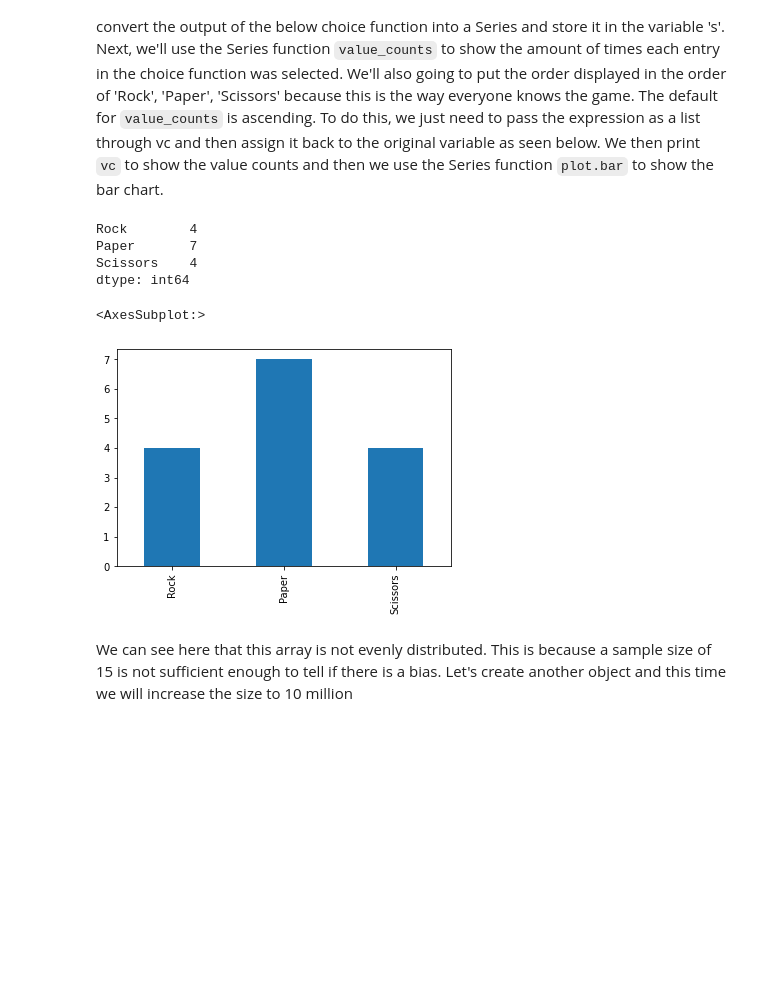
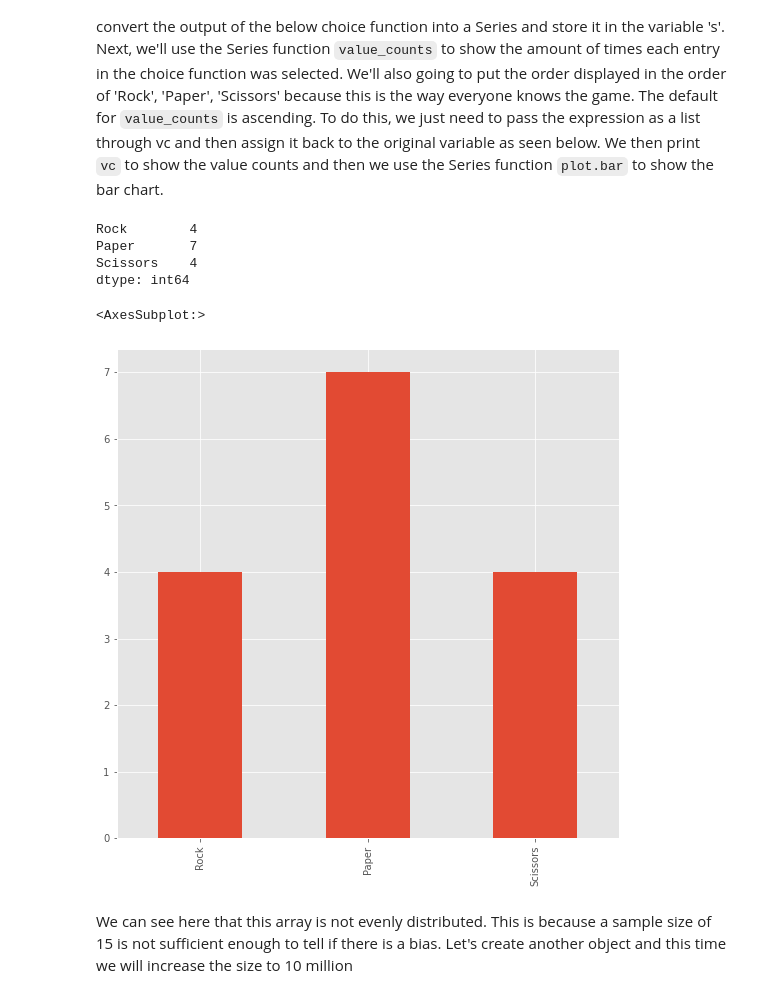
Before and after one commit to Cormac88/the-numpy.random-package, a Jupyter notebook: numpy.random.ipynb, the cells around one changed output. Drawn from its saved outputs; the diff is of its cells as text; code cells hidden in the pictures; blank space fills up the shorter version.

```diff
--- a/numpy.random.ipynb
+++ b/numpy.random.ipynb
@@ -21,6 +20,14 @@ from pandas import Series, DataFrame
 #import scipy
 from scipy.stats import norm
 from scipy import stats
+# %%
+# Change the style of plots.
+plt.style.use('ggplot')
+
+# Change default figure size.
+plt.rcParams['figure.figsize'] = (9, 9)
+plt.rcParams['axes.labelsize'] = 16
+plt.rcParams['axes.titlesize'] = 20
 # %%
 #1
 a = np.random.random(3)
@@ -554,19 +561,19 @@ array([3, 2, 0], dtype=int64)
 # %% [markdown]
 Let's now investigate whether or not the integers function has any bias towards any particular numbers. We'll use the pandas 'Series' function and from the 'Series' module we'll use the 'plot.bar' function to show a bar chart of the 'Choice' function. First we'll convert the output of the below choice function into a Series and store it in the variable 's'. Next, we'll use the Series function ``value_counts`` to show the amount of times each entry in the choice function was selected. We'll also going to put the order displayed in the order of 'Rock', 'Paper', 'Scissors' because this is the way everyone knows the game. The default for ``value_counts`` is ascending. To do this, we just need to pass the expression as a list through vc and then assign it back to the original variable as seen below. We then print ``vc`` to show the value counts and then we use the Series function ``plot.bar`` to show the bar chart.
 # %%
-s = Series(rng.choice(['Rock', 'Paper', 'Scissors'],
+s = pd.Series(rng.choice(['Rock', 'Paper', 'Scissors'],
                       size = 15)) # low sample size
 vc = s.value_counts()
 vc = vc[['Rock', 'Paper', 'Scissors']] # change the order to display
 print(vc)
 vc.plot.bar()
 # %% [output]
 Rock        4
 Paper       7
 Scissors    4
 dtype: int64
 <AxesSubplot:>
-[figure, old version]
+[figure, new version]
 # %% [markdown]
 We can see here that this array is not evenly distributed. This is because a sample size of 15 is not sufficient enough to tell if there is a bias. Let's create another object and this time we will increase the size to 10 million
 # %%
```
Also changed, not shown: parts of 59 cells of this notebook.
